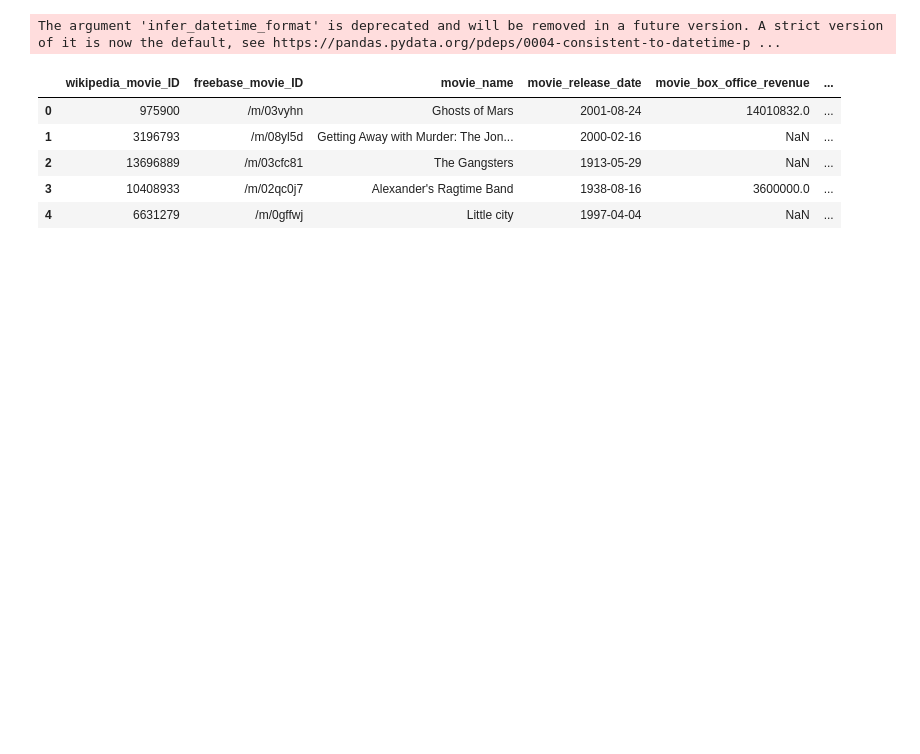
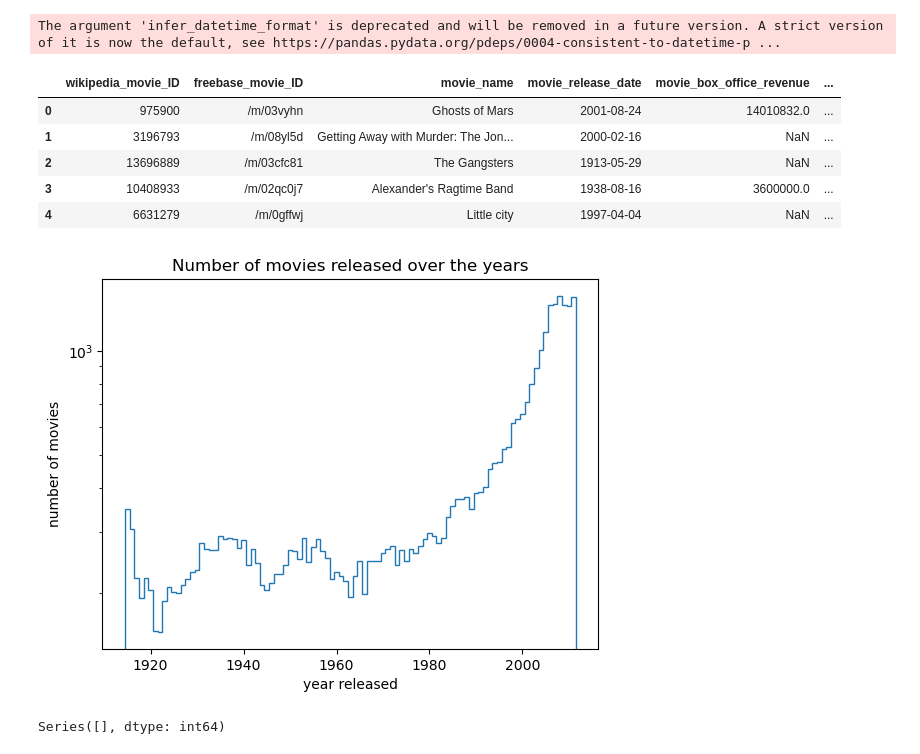
Before and after one commit to epfl-ada/ada-2023-project-zalix, a Jupyter notebook: xiyu.ipynb, the cells around one changed output. Cells and saved outputs as stored; diff of their text form; code cells hidden in the pictures; blank space fills up the shorter version.

```diff
--- a/xiyu.ipynb
+++ b/xiyu.ipynb
@@ -276,3 +144,18 @@ movies.head()
 | 2 | 13696889 | /m/03cfc81 | The Gangsters | 1913-05-29 | NaN | ... |
 | 3 | 10408933 | /m/02qc0j7 | Alexander's Ragtime Band | 1938-08-16 | 3600000.0 | ... |
 | 4 | 6631279 | /m/0gffwj | Little city | 1997-04-04 | NaN | ... |
+# %%
+# plot the distribution of realese years
+bins = np.arange(1915, 2013) - 0.5  # -0.5 for center-aligned bins
+plt.hist(movies["year_released"], histtype="step", bins=bins, log=True)
+plt.title("Number of movies released over the years")
+plt.xlabel("year released")
+plt.ylabel("number of movies")
+plt.show()
+# %% [output]
+[figure, added]
+# %%
+#genres
+genres = movies["movie_genres"].apply(ast.literal_eval).apply(pd.Series)
+# %% [output]
+Series([], dtype: int64)
```
Also changed, not shown: parts of 4 cells of this notebook.
